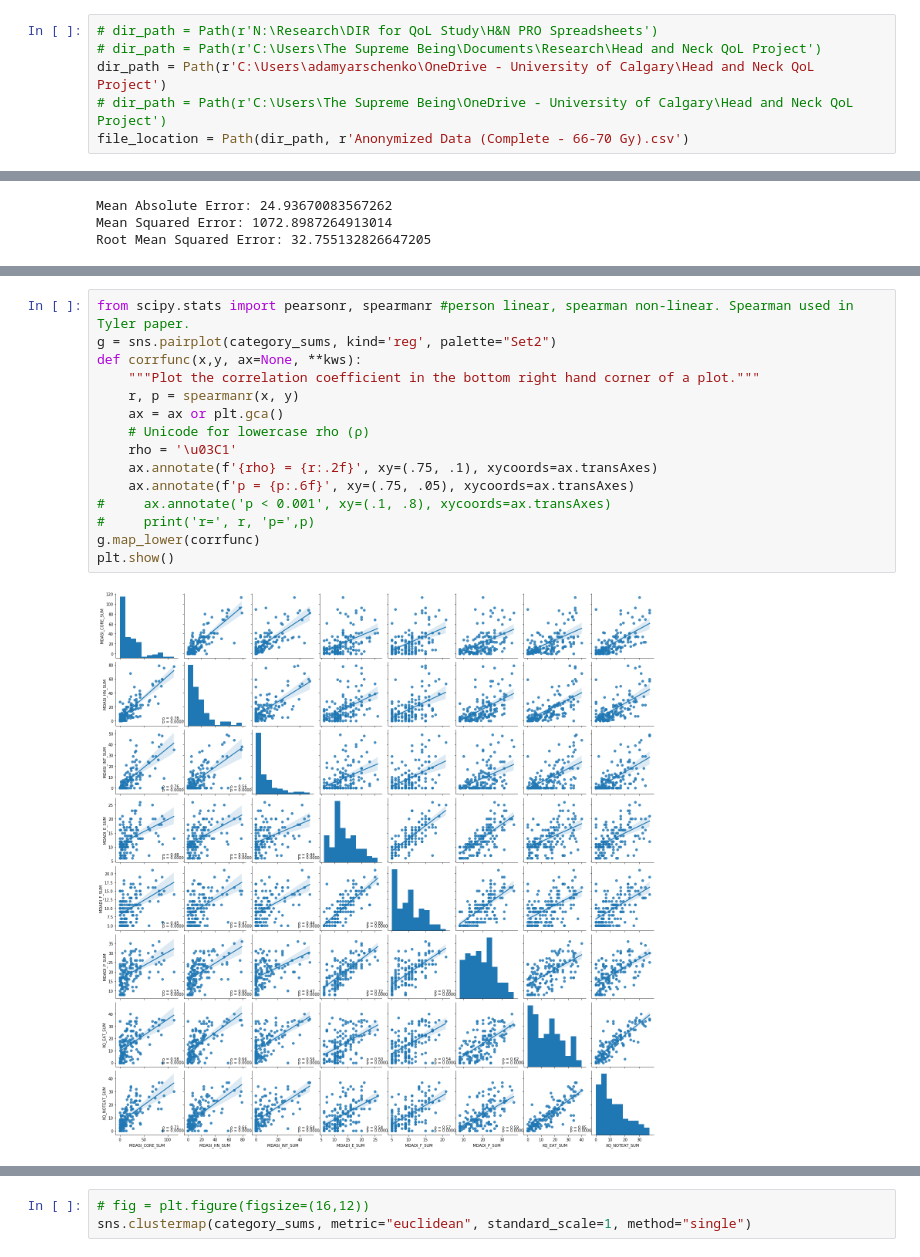
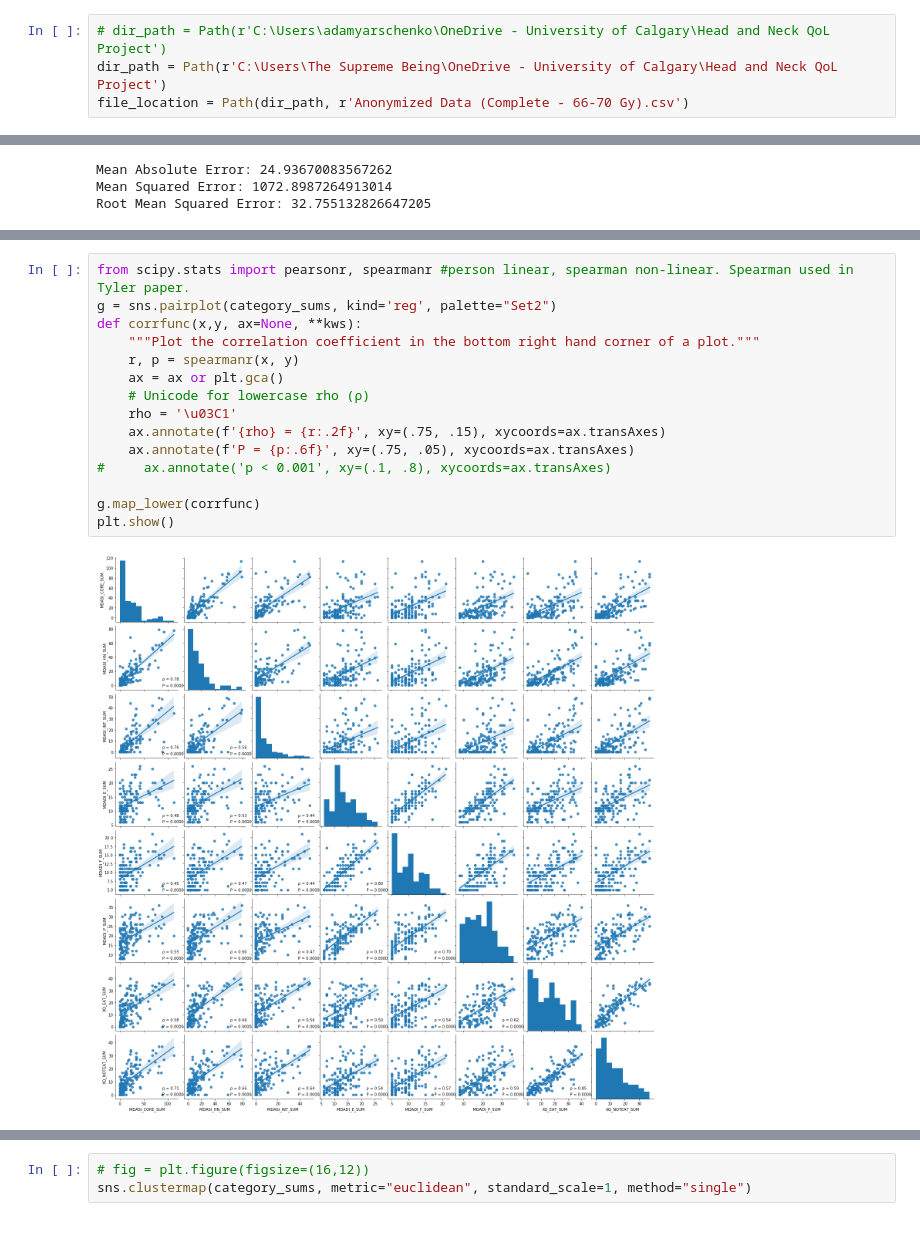
Before and after one commit to Admodan/Research, a Jupyter notebook: Python Scripts/QoL Survey Study.ipynb, the cells around one changed output, grey strips where cells are left out. Cells and saved outputs as stored; diff of their text form.

```diff
--- a/Python Scripts/QoL Survey Study.ipynb
+++ b/Python Scripts/QoL Survey Study.ipynb
@@ -13,8 +13,6 @@ from mpl_toolkits.mplot3d import Axes3D
 from pathlib import Path
 import os
 # %%
-# dir_path = Path(r'N:\Research\DIR for QoL Study\H&N PRO Spreadsheets')
-# dir_path = Path(r'C:\Users\The Supreme Being\Documents\Research\Head and Neck QoL Project')
-dir_path = Path(r'C:\Users\adamyarschenko\OneDrive - University of Calgary\Head and Neck QoL Project')
-# dir_path = Path(r'C:\Users\The Supreme Being\OneDrive - University of Calgary\Head and Neck QoL Project')
+# dir_path = Path(r'C:\Users\adamyarschenko\OneDrive - University of Calgary\Head and Neck QoL Project')
+dir_path = Path(r'C:\Users\The Supreme Being\OneDrive - University of Calgary\Head and Neck QoL Project')
 file_location = Path(dir_path, r'Anonymized Data (Complete - 66-70 Gy).csv')
@@ -278,17 +237,17 @@ MDASI = MDASI.dropna()
 # %%
 from scipy.stats import pearsonr, spearmanr #person linear, spearman non-linear. Spearman used in Tyler paper.
 g = sns.pairplot(category_sums, kind='reg', palette="Set2")
 def corrfunc(x,y, ax=None, **kws):
     """Plot the correlation coefficient in the bottom right hand corner of a plot."""
     r, p = spearmanr(x, y)
     ax = ax or plt.gca()
     # Unicode for lowercase rho (ρ)
     rho = '\u03C1'
-    ax.annotate(f'{rho} = {r:.2f}', xy=(.75, .1), xycoords=ax.transAxes)
-    ax.annotate(f'p = {p:.6f}', xy=(.75, .05), xycoords=ax.transAxes)
+    ax.annotate(f'{rho} = {r:.2f}', xy=(.75, .15), xycoords=ax.transAxes)
+    ax.annotate(f'P = {p:.6f}', xy=(.75, .05), xycoords=ax.transAxes)
 #     ax.annotate('p < 0.001', xy=(.1, .8), xycoords=ax.transAxes)
-#     print('r=', r, 'p=',p)
+
 g.map_lower(corrfunc)
 plt.show()
 # %% [output]
-[figure, old version]
+[figure, new version]
```
Also changed, not shown: parts of 52 cells of this notebook.
